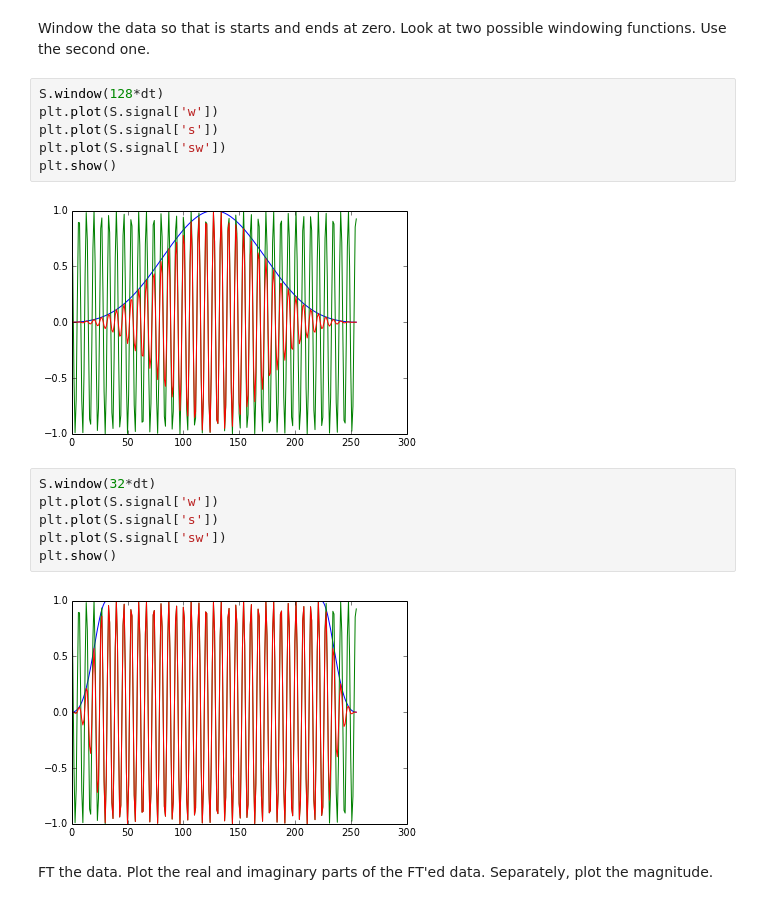
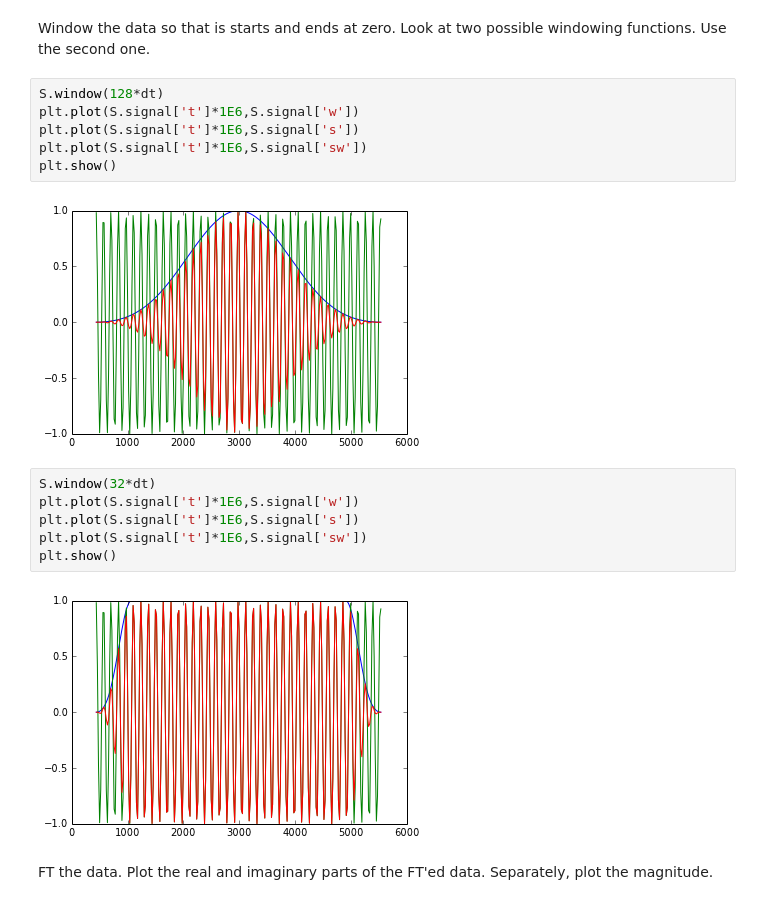
Before and after one commit to JohnMarohn/FreqDemod, a Jupyter notebook: freqdemod/docs/freqdemod-quickstart-1.ipynb, the cells around one changed output. Saved outputs shown, nothing was run; the diff lists cells and outputs as text.

```diff
--- a/freqdemod/docs/freqdemod-quickstart-1.ipynb
+++ b/freqdemod/docs/freqdemod-quickstart-1.ipynb
@@ -83,20 +83,20 @@ min = -1
 Window the data so that is starts and ends at zero.  Look at two possible windowing functions.  Use the second one.
 # %%
 S.window(128*dt)
-plt.plot(S.signal['w'])
-plt.plot(S.signal['s'])
-plt.plot(S.signal['sw'])
+plt.plot(S.signal['t']*1E6,S.signal['w'])
+plt.plot(S.signal['t']*1E6,S.signal['s'])
+plt.plot(S.signal['t']*1E6,S.signal['sw'])
 plt.show()
 # %% [output]
-[figure, old version]
+[figure, new version]
 # %%
 S.window(32*dt)
-plt.plot(S.signal['w'])
-plt.plot(S.signal['s'])
-plt.plot(S.signal['sw'])
+plt.plot(S.signal['t']*1E6,S.signal['w'])
+plt.plot(S.signal['t']*1E6,S.signal['s'])
+plt.plot(S.signal['t']*1E6,S.signal['sw'])
 plt.show()
 # %% [output]
-[figure, old version]
+[figure, new version]
 # %% [markdown]
 FT the data.  Plot the real and imaginary parts of the FT'ed data.  Separately, plot the magnitude.
 # %%
```
Also changed, not shown: parts of 4 cells of this notebook, 1 other file.
